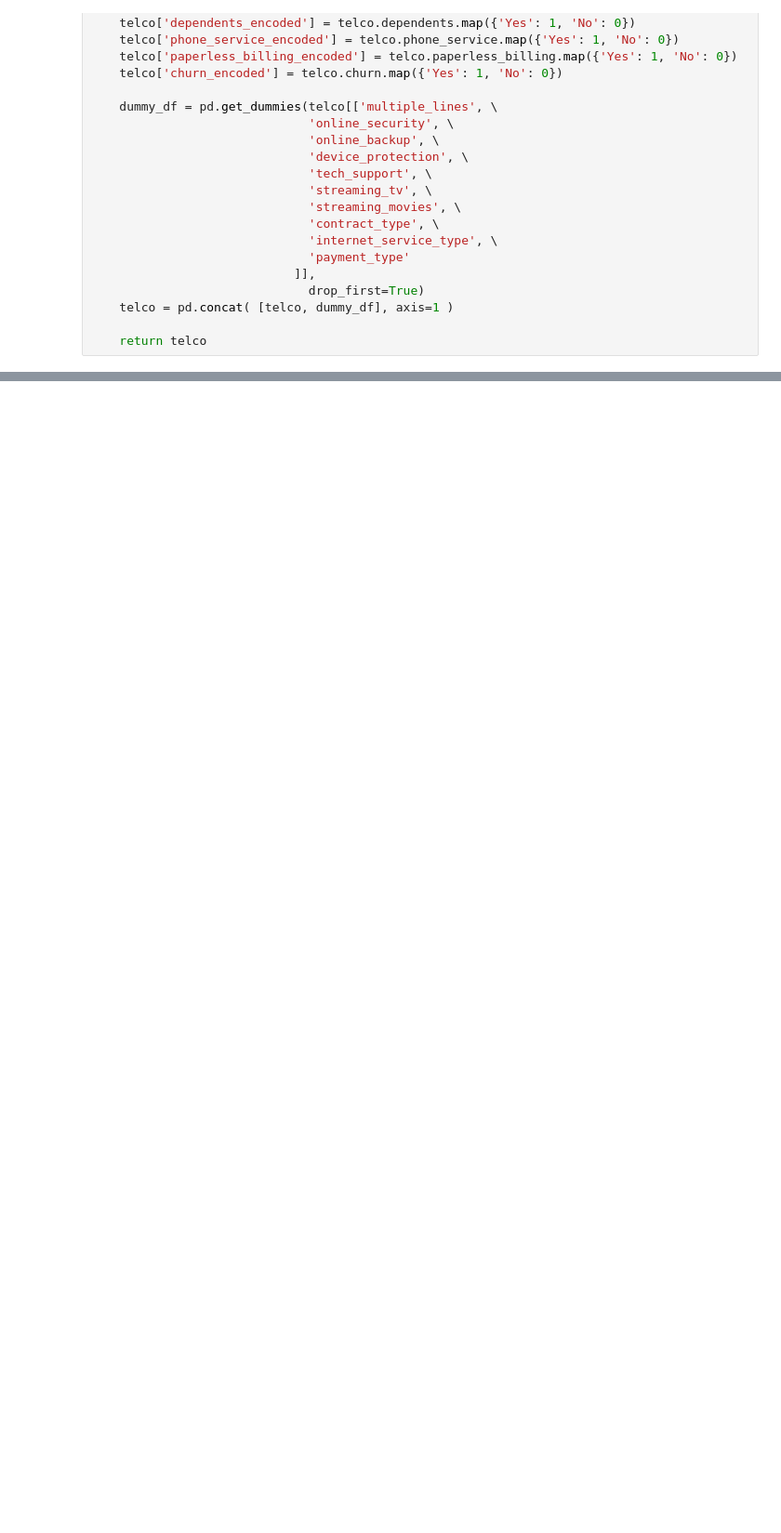
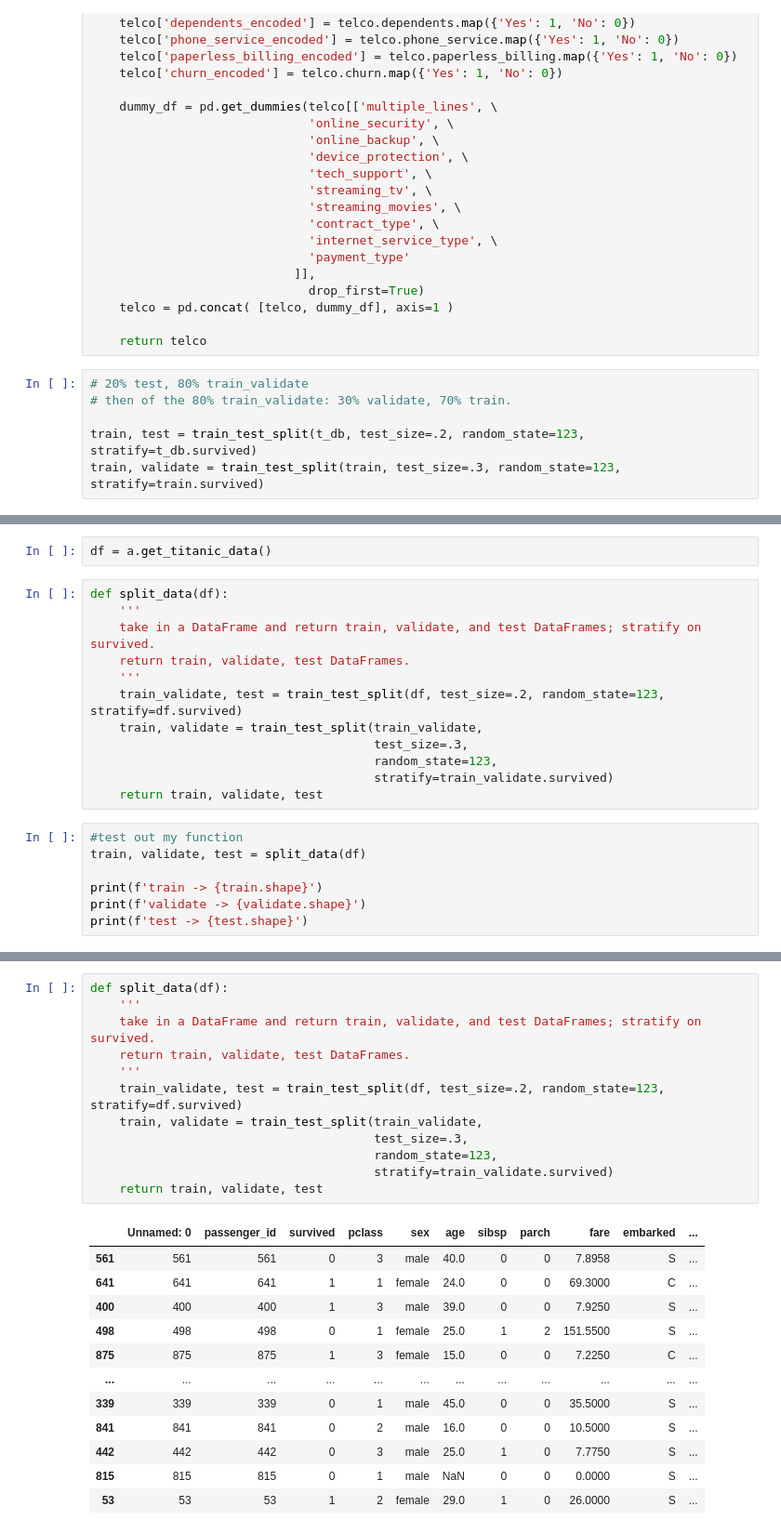
Before and after one commit to Fermin-Garcia/classification-exercises, a Jupyter notebook: classification_exercises.ipynb, the cells around one changed output, grey strips where cells are left out. Shown at 93% size. Cells and saved outputs as stored; diff of their text form; blank space fills up the shorter version.

```diff
--- a/classification_exercises.ipynb
+++ b/classification_exercises.ipynb
@@ -234,3 +258,9 @@ def prep_telco(telco):
     telco = pd.concat( [telco, dummy_df], axis=1 )
 
     return telco
+# %%
+# 20% test, 80% train_validate
+# then of the 80% train_validate: 30% validate, 70% train.
+
+train, test = train_test_split(t_db, test_size=.2, random_state=123, stratify=t_db.survived)
+train, validate = train_test_split(train, test_size=.3, random_state=123, stratify=train.survived)
@@ -236,0 +277,21 @@ def prep_telco(telco):
+# %%
+df = a.get_titanic_data()
+# %%
+def split_data(df):
+    '''
+    take in a DataFrame and return train, validate, and test DataFrames; stratify on survived.
+    return train, validate, test DataFrames.
+    '''
+    train_validate, test = train_test_split(df, test_size=.2, random_state=123, stratify=df.survived)
+    train, validate = train_test_split(train_validate,
+                                       test_size=.3,
+                                       random_state=123,
+                                       stratify=train_validate.survived)
+    return train, validate, test
+# %%
+#test out my function
+train, validate, test = split_data(df)
+
+print(f'train -> {train.shape}')
+print(f'validate -> {validate.shape}')
+print(f'test -> {test.shape}')
@@ -236,0 +302,25 @@ def prep_telco(telco):
+# %%
+def split_data(df):
+    '''
+    take in a DataFrame and return train, validate, and test DataFrames; stratify on survived.
+    return train, validate, test DataFrames.
+    '''
+    train_validate, test = train_test_split(df, test_size=.2, random_state=123, stratify=df.survived)
+    train, validate = train_test_split(train_validate,
+                                       test_size=.3,
+                                       random_state=123,
+                                       stratify=train_validate.survived)
+    return train, validate, test
+# %% [output]
+|  | Unnamed: 0 | passenger_id | survived | pclass | sex | age | sibsp | parch | fare | embarked | ... |
+| 561 | 561 | 561 | 0 | 3 | male | 40.0 | 0 | 0 | 7.8958 | S | ... |
+| 641 | 641 | 641 | 1 | 1 | female | 24.0 | 0 | 0 | 69.3000 | C | ... |
+| 400 | 400 | 400 | 1 | 3 | male | 39.0 | 0 | 0 | 7.9250 | S | ... |
+| 498 | 498 | 498 | 0 | 1 | female | 25.0 | 1 | 2 | 151.5500 | S | ... |
+| 875 | 875 | 875 | 1 | 3 | female | 15.0 | 0 | 0 | 7.2250 | C | ... |
+| ... | ... | ... | ... | ... | ... | ... | ... | ... | ... | ... | ... |
+| 339 | 339 | 339 | 0 | 1 | male | 45.0 | 0 | 0 | 35.5000 | S | ... |
+| 841 | 841 | 841 | 0 | 2 | male | 16.0 | 0 | 0 | 10.5000 | S | ... |
+| 442 | 442 | 442 | 0 | 3 | male | 25.0 | 1 | 0 | 7.7750 | S | ... |
+| 815 | 815 | 815 | 0 | 1 | male | NaN | 0 | 0 | 0.0000 | S | ... |
+| 53 | 53 | 53 | 1 | 2 | female | 29.0 | 1 | 0 | 26.0000 | S | ... |
```
Also changed, not shown: parts of 26 cells of this notebook, 8 other files.
